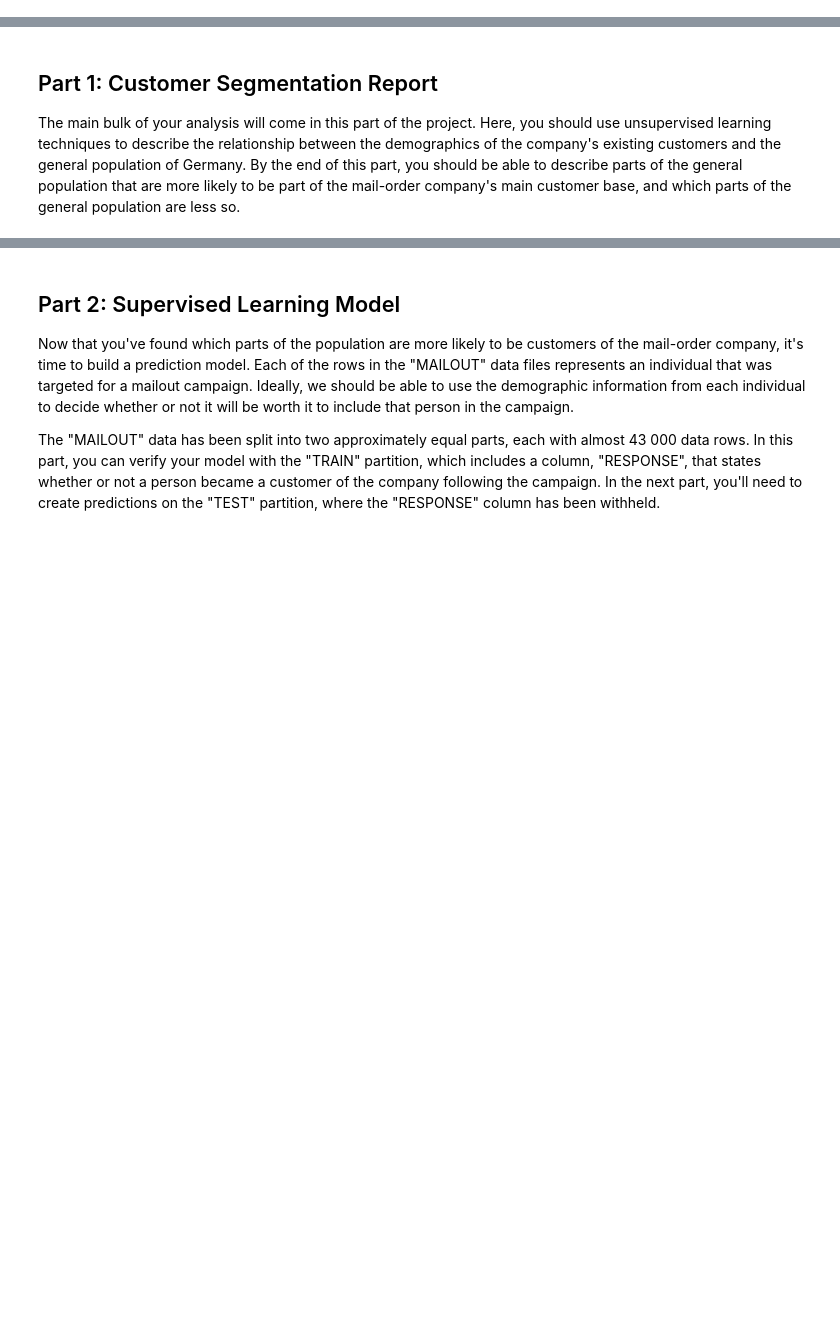
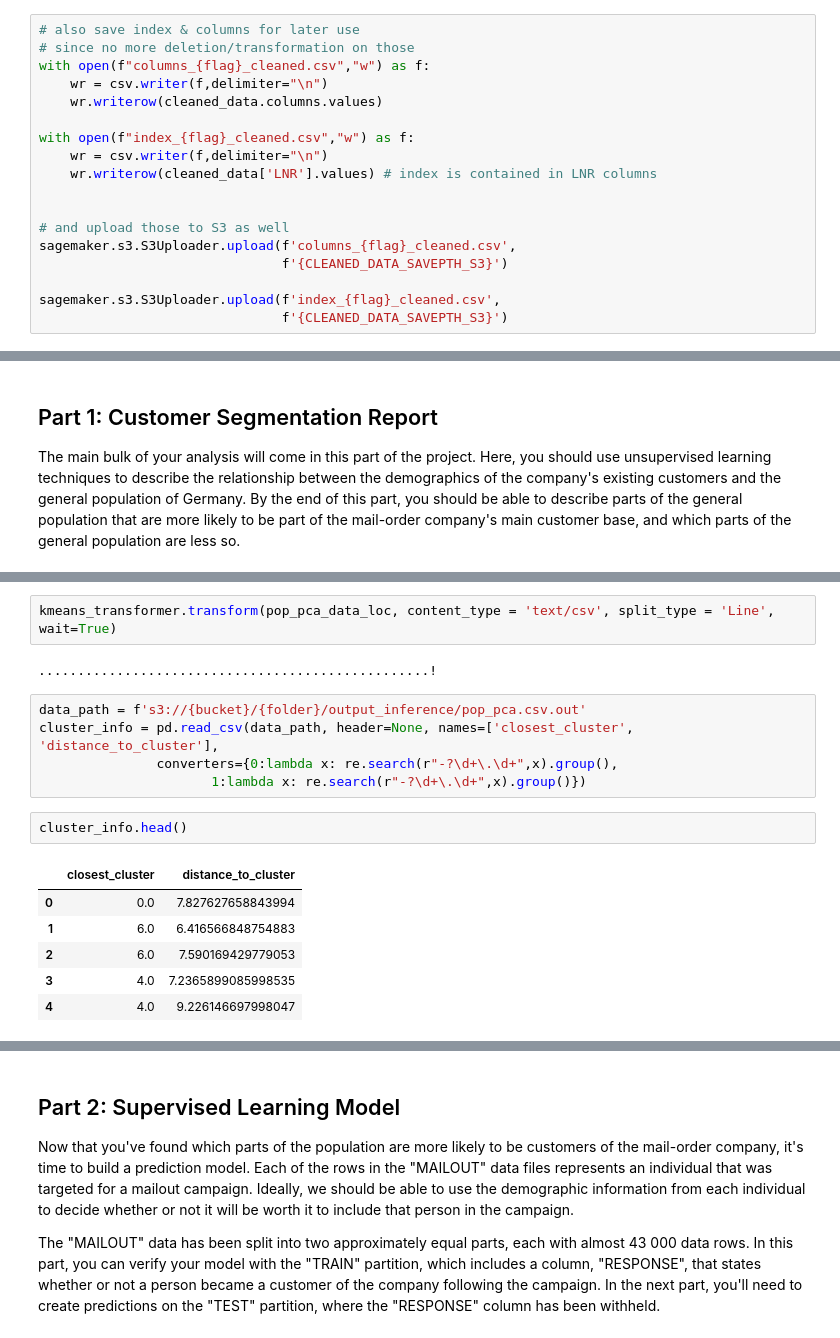
Before and after one commit to FenryrMKIII/udacity-ML-captstone, a Jupyter notebook: Arvato Project Workbook_LighProcessing_Pipeline.ipynb, the cells around one changed output, grey strips where cells are left out. Drawn from its saved outputs; the diff is of its cells as text; blank space fills up the shorter version.

```diff
--- a/Arvato Project Workbook_LighProcessing_Pipeline.ipynb
+++ b/Arvato Project Workbook_LighProcessing_Pipeline.ipynb
@@ -204,0 +208,18 @@ reconstructed.to_pickle('pop_cleaned_df.pkl')
+# %%
+# also save index & columns for later use
+# since no more deletion/transformation on those
+with open(f"columns_{flag}_cleaned.csv","w") as f:
+    wr = csv.writer(f,delimiter="\n")
+    wr.writerow(cleaned_data.columns.values)
+
+with open(f"index_{flag}_cleaned.csv","w") as f:
+    wr = csv.writer(f,delimiter="\n")
+    wr.writerow(cleaned_data['LNR'].values) # index is contained in LNR columns
+
+
+# and upload those to S3 as well
+sagemaker.s3.S3Uploader.upload(f'columns_{flag}_cleaned.csv',
+                               f'{CLEANED_DATA_SAVEPTH_S3}')
+
+sagemaker.s3.S3Uploader.upload(f'index_{flag}_cleaned.csv',
+                               f'{CLEANED_DATA_SAVEPTH_S3}')
@@ -256,0 +611,18 @@ The main bulk of your analysis will come in this part of the project. Here, you
+# %%
+kmeans_transformer.transform(pop_pca_data_loc, content_type = 'text/csv', split_type = 'Line', wait=True)
+# %% [output]
+..................................................!
+# %%
+data_path = f's3://{bucket}/{folder}/output_inference/pop_pca.csv.out'
+cluster_info = pd.read_csv(data_path, header=None, names=['closest_cluster', 'distance_to_cluster'],
+               converters={0:lambda x: re.search(r"-?\d+\.\d+",x).group(),
+                      1:lambda x: re.search(r"-?\d+\.\d+",x).group()})
+# %%
+cluster_info.head()
+# %% [output]
+|  | closest_cluster | distance_to_cluster |
+| 0 | 0.0 | 7.827627658843994 |
+| 1 | 6.0 | 6.416566848754883 |
+| 2 | 6.0 | 7.590169429779053 |
+| 3 | 4.0 | 7.2365899085998535 |
+| 4 | 4.0 | 9.226146697998047 |
```
Also changed, not shown: parts of 91 cells of this notebook, 3 other files.
